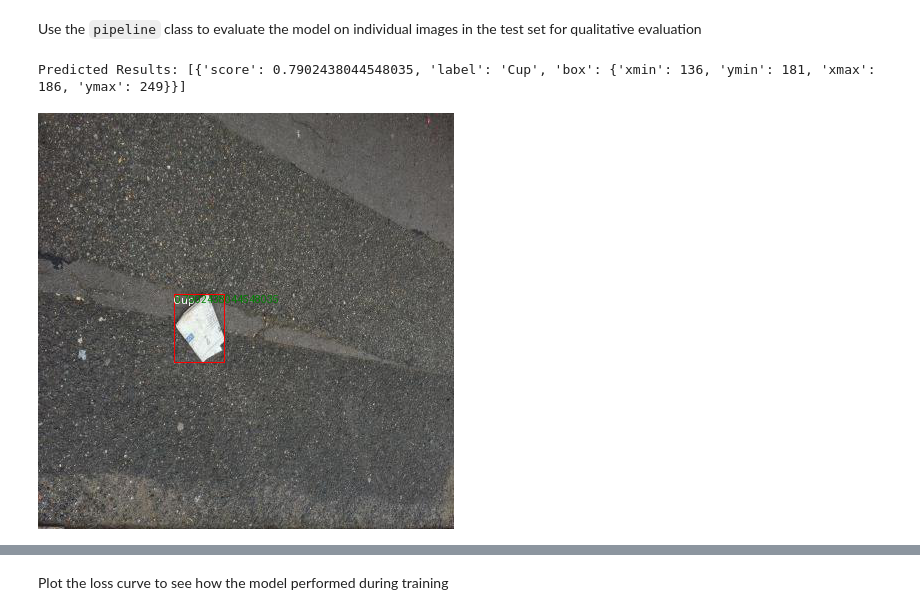
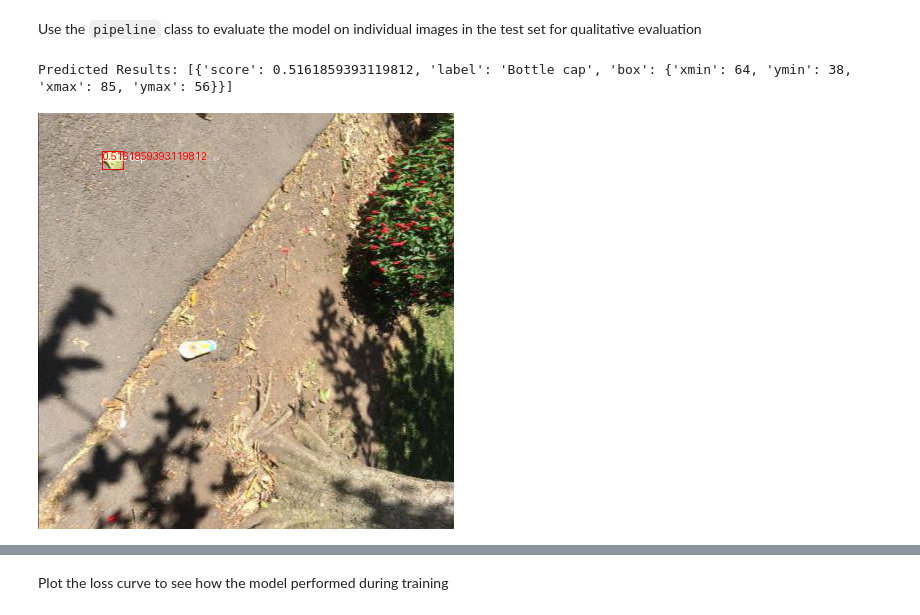
Before and after one commit to isaac-berlin/CV_Garbage_Detection, a Jupyter notebook: src/finetune_DeTr.ipynb, the cells around one changed output, grey strips where cells are left out. Drawn from its saved outputs; the diff is of its cells as text; code cells hidden in the pictures.

Commit message:
fixed code and eval script, also moved images to results folder

```diff
--- a/src/finetune_DeTr.ipynb
+++ b/src/finetune_DeTr.ipynb
@@ -344,19 +336,19 @@ Use the `pipeline` class to evaluate the model on individual images in the test
 # %%
 from transformers import pipeline
 
 idx = 25
 
 img = valid_dataset[idx]["image"]
-obj = pipeline("object-detection", model="conditional-detr-resnet-50-finetuned-v4", device=0)
+obj = pipeline("object-detection", model="conditional-detr-resnet-50", device=0)
 
 tr = 0.5
 
 res = obj(img, threshold=tr)
 print("Predicted Results:",res)
 plot_results(img, res, threshold=tr)
 # %% [output]
-Predicted Results: [{'score': 0.7902438044548035, 'label': 'Cup', 'box': {'xmin': 136, 'ymin': 181, 'xmax': 186, 'ymax': 249}}]
+Predicted Results: [{'score': 0.5161859393119812, 'label': 'Bottle cap', 'box': {'xmin': 64, 'ymin': 38, 'xmax': 85, 'ymax': 56}}]
-[figure, old version]
+[figure, new version]
 # %%
 print("Ground Truth:", valid_dataset[idx]["objects"])
 draw_image_from_idx(valid_dataset, idx)
```
Also changed, not shown: parts of 12 cells of this notebook, 3 other files.
